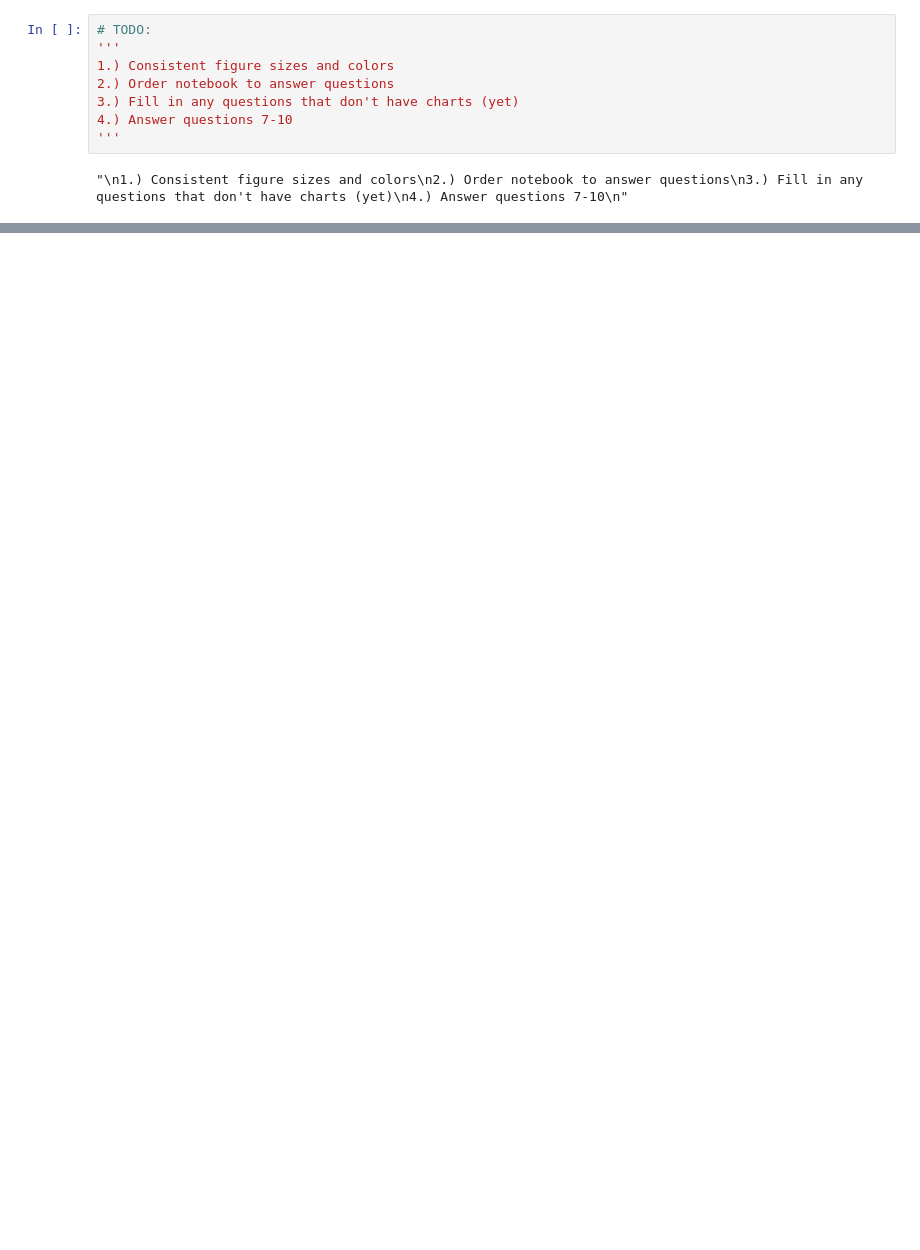
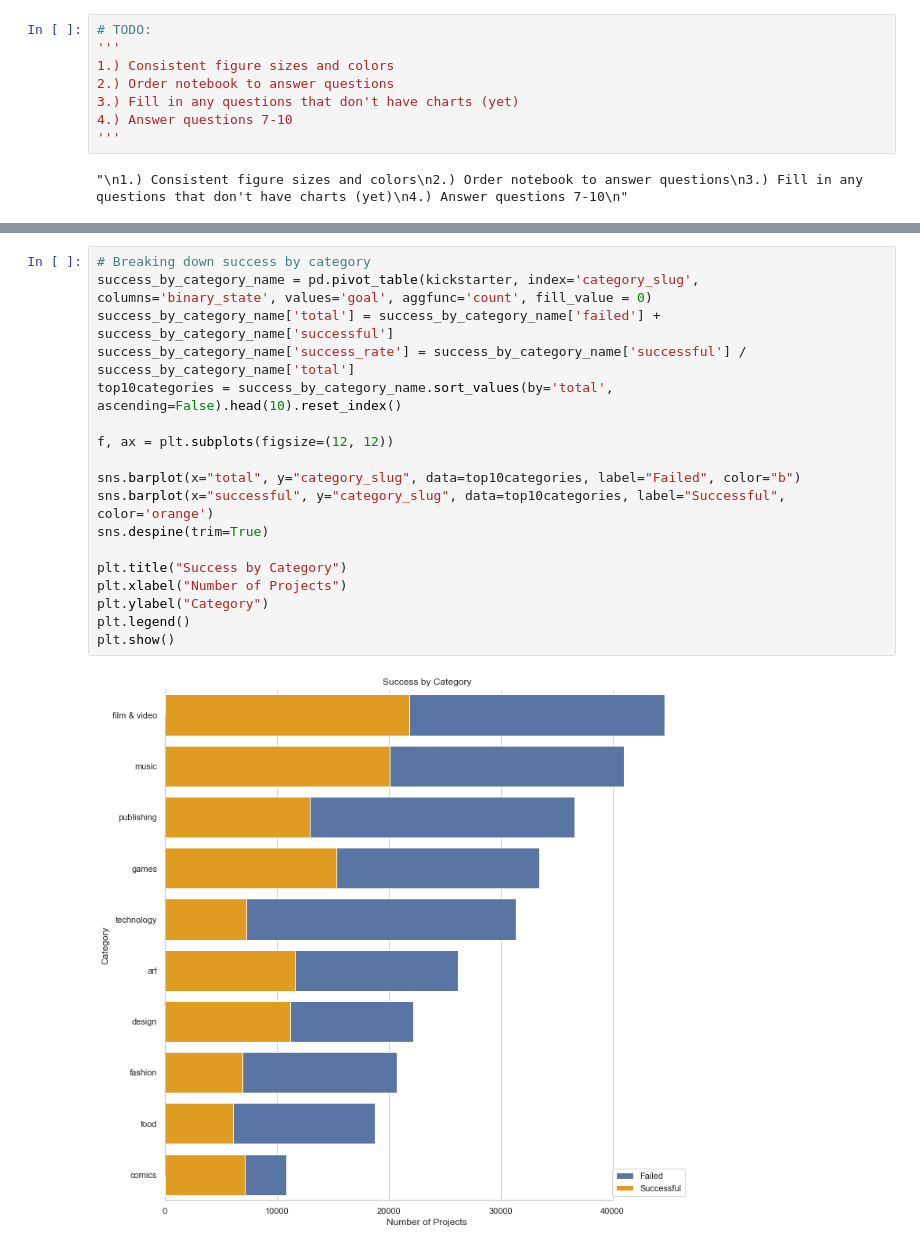
Before and after one commit to tomhalloin/Springboard-Kickstarter, a Jupyter notebook: Kickstarter_Data_Storytelling.ipynb, the cells around one changed output, grey strips where cells are left out. Cells and saved outputs as stored; diff of their text form; blank space fills up the shorter version.

```diff
--- a/Kickstarter_Data_Storytelling.ipynb
+++ b/Kickstarter_Data_Storytelling.ipynb
@@ -267,0 +92,20 @@ for n, label in enumerate(ax.xaxis.get_ticklabels()):
+# %%
+# Breaking down success by category
+success_by_category_name = pd.pivot_table(kickstarter, index='category_slug', columns='binary_state', values='goal', aggfunc='count', fill_value = 0)
+success_by_category_name['total'] = success_by_category_name['failed'] + success_by_category_name['successful']
+success_by_category_name['success_rate'] = success_by_category_name['successful'] / success_by_category_name['total']
+top10categories = success_by_category_name.sort_values(by='total', ascending=False).head(10).reset_index()
+
+f, ax = plt.subplots(figsize=(12, 12))
+
+sns.barplot(x="total", y="category_slug", data=top10categories, label="Failed", color="b")
+sns.barplot(x="successful", y="category_slug", data=top10categories, label="Successful", color='orange')
+sns.despine(trim=True)
+
+plt.title("Success by Category")
+plt.xlabel("Number of Projects")
+plt.ylabel("Category")
+plt.legend()
+plt.show()
+# %% [output]
+[figure, added]
```
Also changed, not shown: parts of 37 cells of this notebook, 2 other files.
